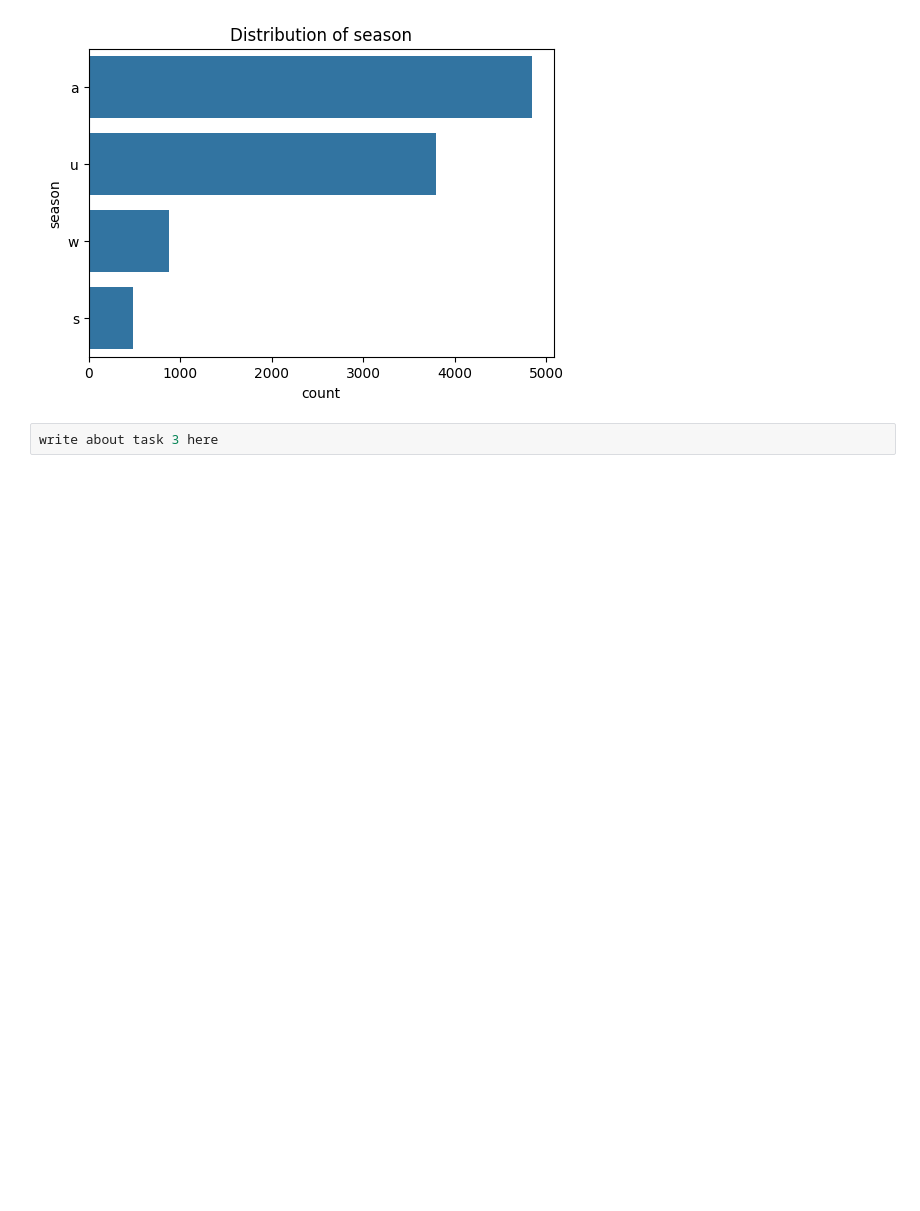
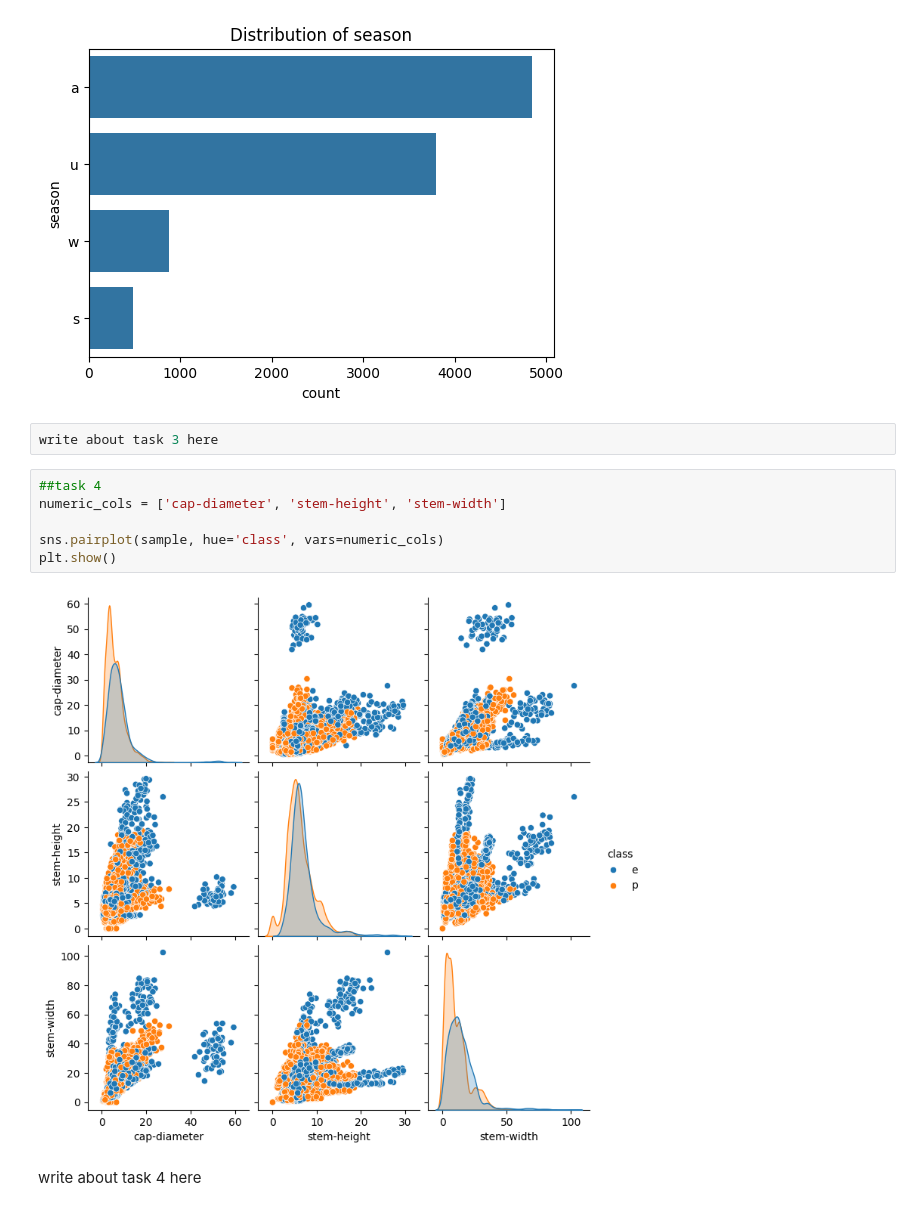
Before and after one commit to Ginge1204/Assesment2-4049, a Jupyter notebook: notebook.ipynb, the cells around one changed output. Drawn from its saved outputs; the diff is of its cells as text; blank space fills up the shorter version.

Commit message:
task4 finished

```diff
--- a/notebook.ipynb
+++ b/notebook.ipynb
@@ -89,3 +89,13 @@ for col in categorical_cols:
 [figure]
 # %%
 write about task 3 here
+# %%
+##task 4
+numeric_cols = ['cap-diameter', 'stem-height', 'stem-width']
+
+sns.pairplot(sample, hue='class', vars=numeric_cols)
+plt.show()
+# %% [output]
+[figure, added]
+# %% [markdown]
+write about task 4 here
```
